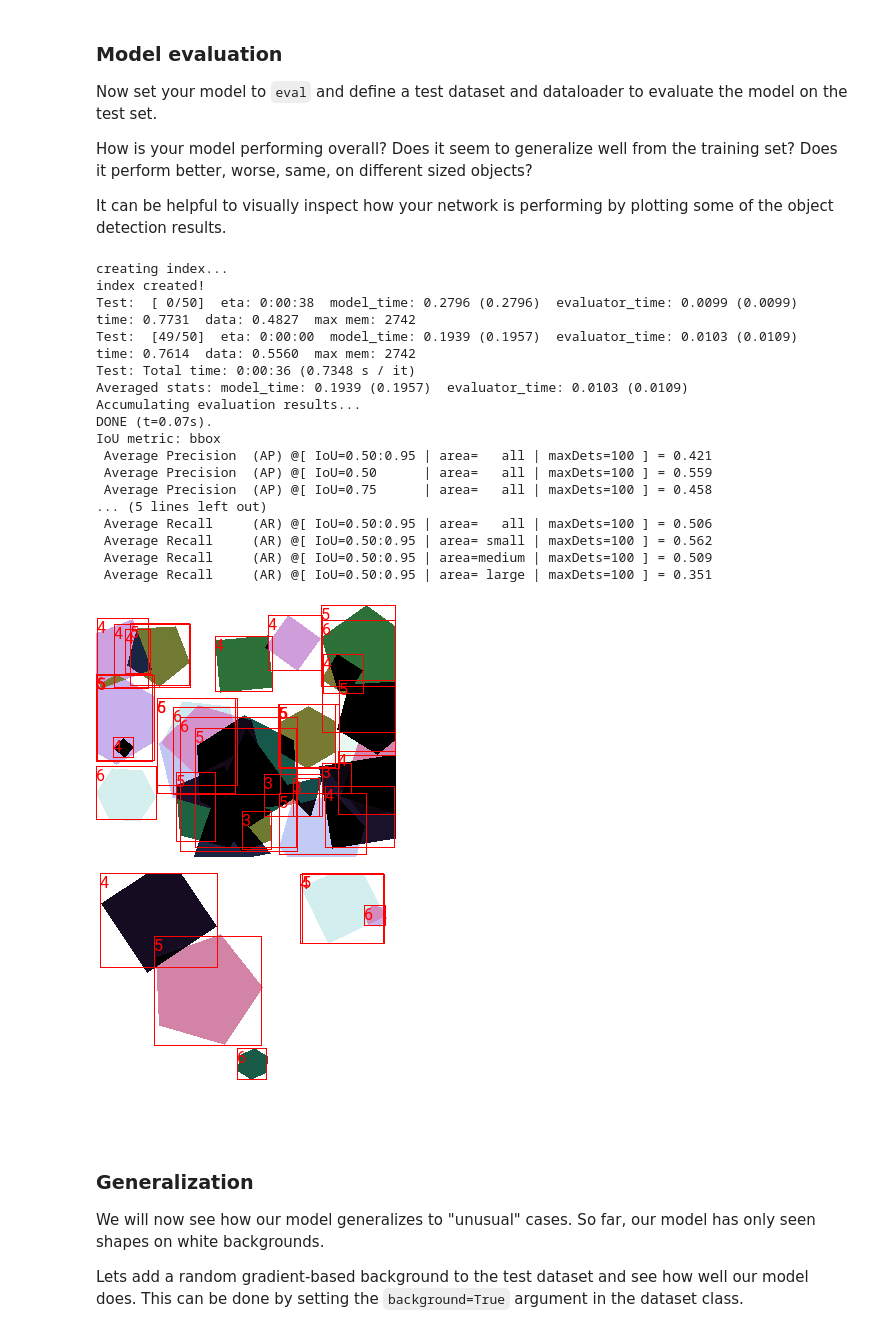
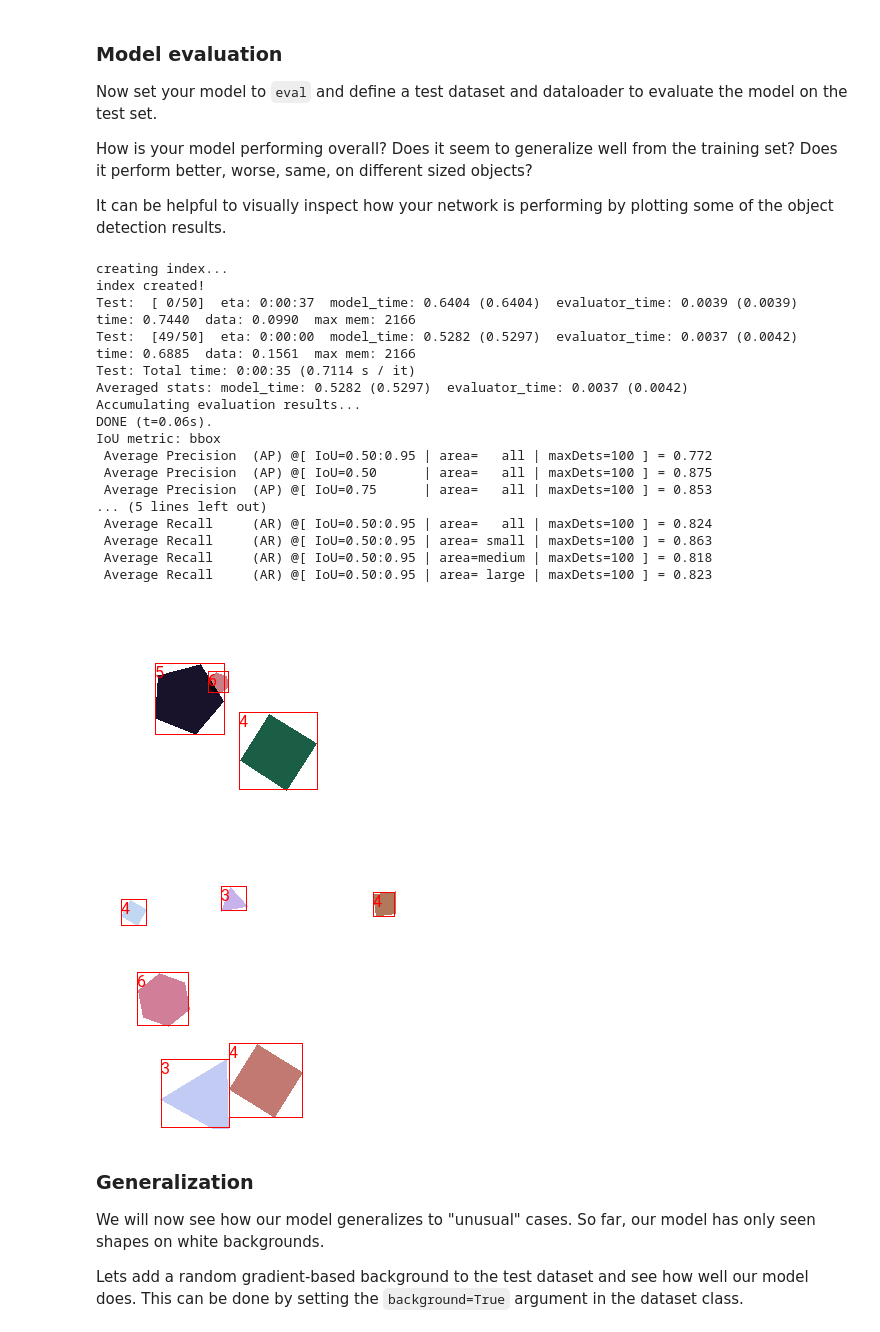
Before and after one commit to delemarchand2020/IVADO_MILA_DL, a Jupyter notebook: week3_CNN_denis_lemarchand.ipynb, the cells around one changed output. Drawn from its saved outputs; the diff is of its cells as text; code cells hidden in the pictures.

```diff
--- a/week3_CNN_denis_lemarchand.ipynb
+++ b/week3_CNN_denis_lemarchand.ipynb
@@ -1743,39 +1580,39 @@ How is your model performing overall? Does it seem to generalize well from the t
 It can be helpful to visually inspect how your network is performing by plotting some of the object detection results.
 # %%
 # Instantiate test dataset and test dataloader
-dataset_test = Polygons(im_width, im_height, dataset_len=dataset_len, split='test',max_polygons_per_image=32) # To complete.
+dataset_test = Polygons(im_width, im_height, dataset_len=dataset_len, split='test',max_polygons_per_image=8) # To complete.
 data_loader_test = torch.utils.data.DataLoader(dataset_test, batch_size=batch_size, shuffle=True, collate_fn=utils.collate_fn) # To complete.
 
 model.eval()
 evaluate(model, data_loader_test, device=device)
 
 # Look at predictions from a batch
 test_iter = iter(data_loader_test)
 images, targets = next(test_iter)
 images = [image.to(device) for image in images]
 predictions = model(images)
 for idx in range(len(images)):
     display(display_image_and_boxes(images[idx], predictions[idx]))
 # %% [output]
 creating index...
 index created!
-Test:  [ 0/50]  eta: 0:00:38  model_time: 0.2796 (0.2796)  evaluator_time: 0.0099 (0.0099)  time: 0.7731  data: 0.4827  max mem: 2742
-Test:  [49/50]  eta: 0:00:00  model_time: 0.1939 (0.1957)  evaluator_time: 0.0103 (0.0109)  time: 0.7614  data: 0.5560  max mem: 2742
-Test: Total time: 0:00:36 (0.7348 s / it)
-Averaged stats: model_time: 0.1939 (0.1957)  evaluator_time: 0.0103 (0.0109)
+Test:  [ 0/50]  eta: 0:00:37  model_time: 0.6404 (0.6404)  evaluator_time: 0.0039 (0.0039)  time: 0.7440  data: 0.0990  max mem: 2166
+Test:  [49/50]  eta: 0:00:00  model_time: 0.5282 (0.5297)  evaluator_time: 0.0037 (0.0042)  time: 0.6885  data: 0.1561  max mem: 2166
+Test: Total time: 0:00:35 (0.7114 s / it)
+Averaged stats: model_time: 0.5282 (0.5297)  evaluator_time: 0.0037 (0.0042)
 Accumulating evaluation results...
-DONE (t=0.07s).
+DONE (t=0.06s).
 IoU metric: bbox
- Average Precision  (AP) @[ IoU=0.50:0.95 | area=   all | maxDets=100 ] = 0.421
- Average Precision  (AP) @[ IoU=0.50      | area=   all | maxDets=100 ] = 0.559
- Average Precision  (AP) @[ IoU=0.75      | area=   all | maxDets=100 ] = 0.458
+ Average Precision  (AP) @[ IoU=0.50:0.95 | area=   all | maxDets=100 ] = 0.772
+ Average Precision  (AP) @[ IoU=0.50      | area=   all | maxDets=100 ] = 0.875
+ Average Precision  (AP) @[ IoU=0.75      | area=   all | maxDets=100 ] = 0.853
 ... (5 lines left out)
- Average Recall     (AR) @[ IoU=0.50:0.95 | area=   all | maxDets=100 ] = 0.506
- Average Recall     (AR) @[ IoU=0.50:0.95 | area= small | maxDets=100 ] = 0.562
- Average Recall     (AR) @[ IoU=0.50:0.95 | area=medium | maxDets=100 ] = 0.509
- Average Recall     (AR) @[ IoU=0.50:0.95 | area= large | maxDets=100 ] = 0.351
+ Average Recall     (AR) @[ IoU=0.50:0.95 | area=   all | maxDets=100 ] = 0.824
+ Average Recall     (AR) @[ IoU=0.50:0.95 | area= small | maxDets=100 ] = 0.863
+ Average Recall     (AR) @[ IoU=0.50:0.95 | area=medium | maxDets=100 ] = 0.818
+ Average Recall     (AR) @[ IoU=0.50:0.95 | area= large | maxDets=100 ] = 0.823
-[figure, old version]
+[figure, new version]
-[figure, old version]
+[figure, new version]
 # %% [markdown]
 ### Generalization
 
```
Also changed, not shown: parts of 31 cells of this notebook.
